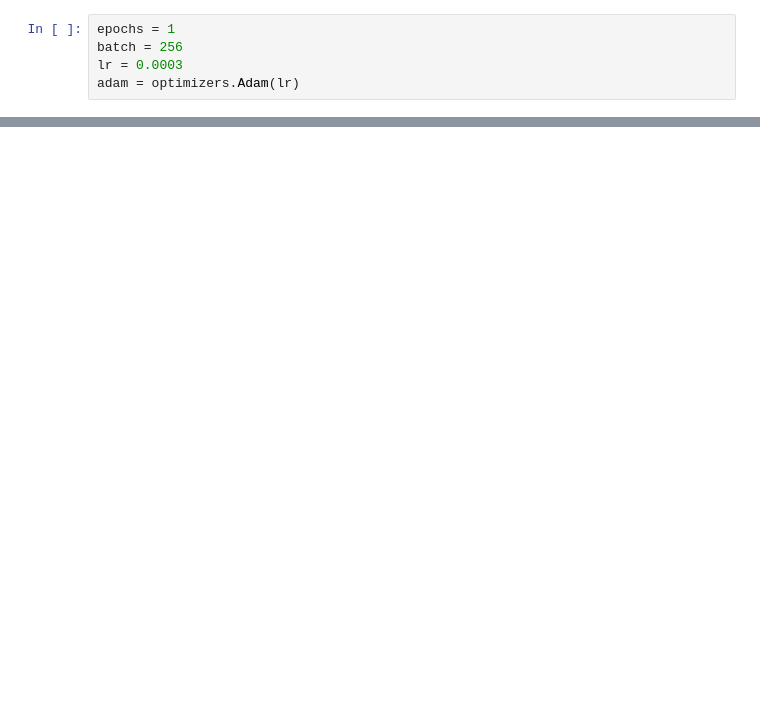
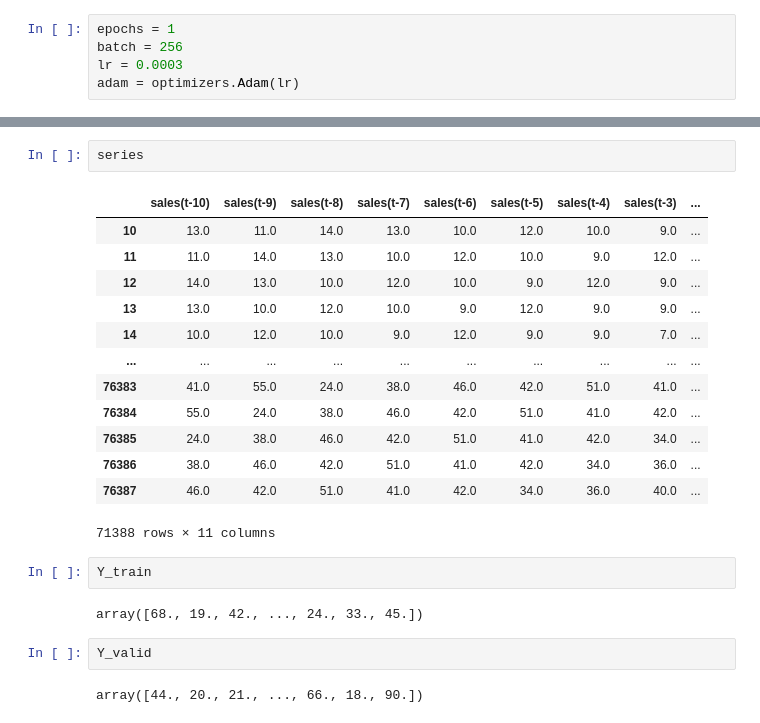
Before and after one commit to ECruz25/cross-entropy-services, a Jupyter notebook: Time Series.ipynb, the cells around one changed output, grey strips where cells are left out. Saved outputs shown, nothing was run; the diff lists cells and outputs as text; blank space fills up the shorter version.

```diff
--- a/Time Series.ipynb
+++ b/Time Series.ipynb
@@ -176,0 +169,24 @@ Validation set shape (70964, 11, 1)
+# %%
+series
+# %% [output]
+|  | sales(t-10) | sales(t-9) | sales(t-8) | sales(t-7) | sales(t-6) | sales(t-5) | sales(t-4) | sales(t-3) | ... |
+| 10 | 13.0 | 11.0 | 14.0 | 13.0 | 10.0 | 12.0 | 10.0 | 9.0 | ... |
+| 11 | 11.0 | 14.0 | 13.0 | 10.0 | 12.0 | 10.0 | 9.0 | 12.0 | ... |
+| 12 | 14.0 | 13.0 | 10.0 | 12.0 | 10.0 | 9.0 | 12.0 | 9.0 | ... |
+| 13 | 13.0 | 10.0 | 12.0 | 10.0 | 9.0 | 12.0 | 9.0 | 9.0 | ... |
+| 14 | 10.0 | 12.0 | 10.0 | 9.0 | 12.0 | 9.0 | 9.0 | 7.0 | ... |
+| ... | ... | ... | ... | ... | ... | ... | ... | ... | ... |
+| 76383 | 41.0 | 55.0 | 24.0 | 38.0 | 46.0 | 42.0 | 51.0 | 41.0 | ... |
+| 76384 | 55.0 | 24.0 | 38.0 | 46.0 | 42.0 | 51.0 | 41.0 | 42.0 | ... |
+| 76385 | 24.0 | 38.0 | 46.0 | 42.0 | 51.0 | 41.0 | 42.0 | 34.0 | ... |
+| 76386 | 38.0 | 46.0 | 42.0 | 51.0 | 41.0 | 42.0 | 34.0 | 36.0 | ... |
+| 76387 | 46.0 | 42.0 | 51.0 | 41.0 | 42.0 | 34.0 | 36.0 | 40.0 | ... |
+71388 rows × 11 columns
+# %%
+Y_train
+# %% [output]
+array([68., 19., 42., ..., 24., 33., 45.])
+# %%
+Y_valid
+# %% [output]
+array([44., 20., 21., ..., 66., 18., 90.])
```
Also changed, not shown: parts of 36 cells of this notebook, 40 other files.
